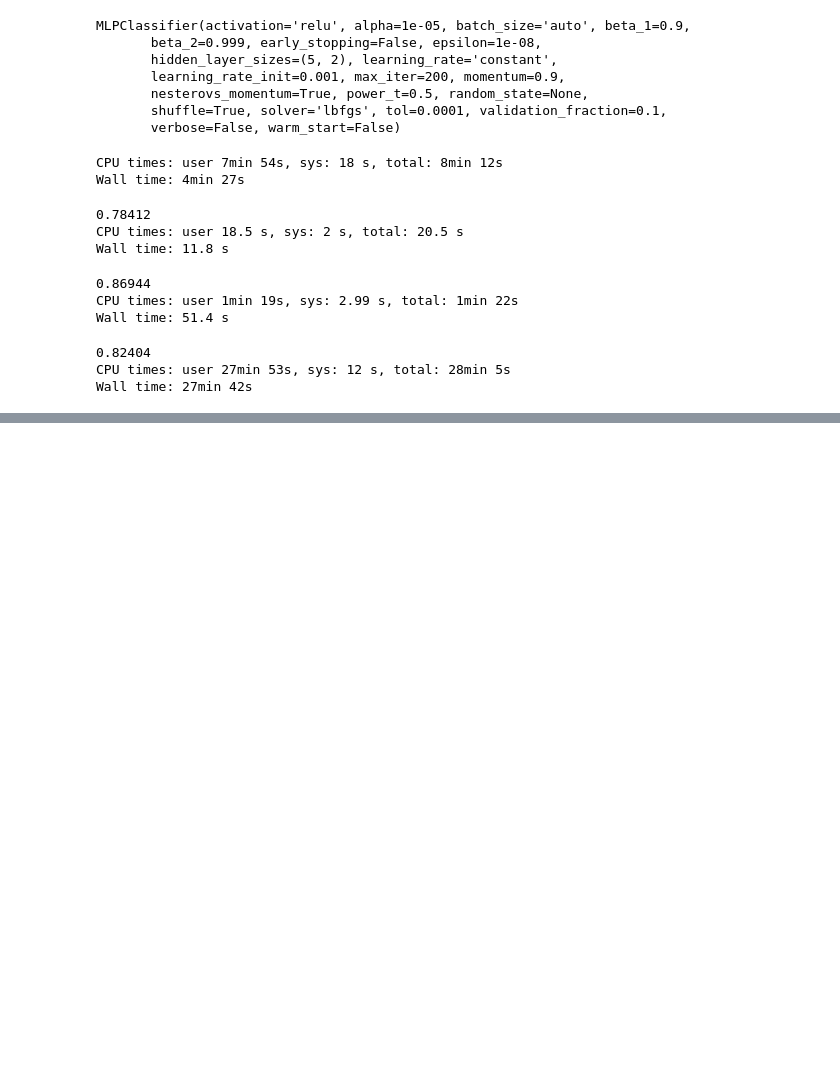
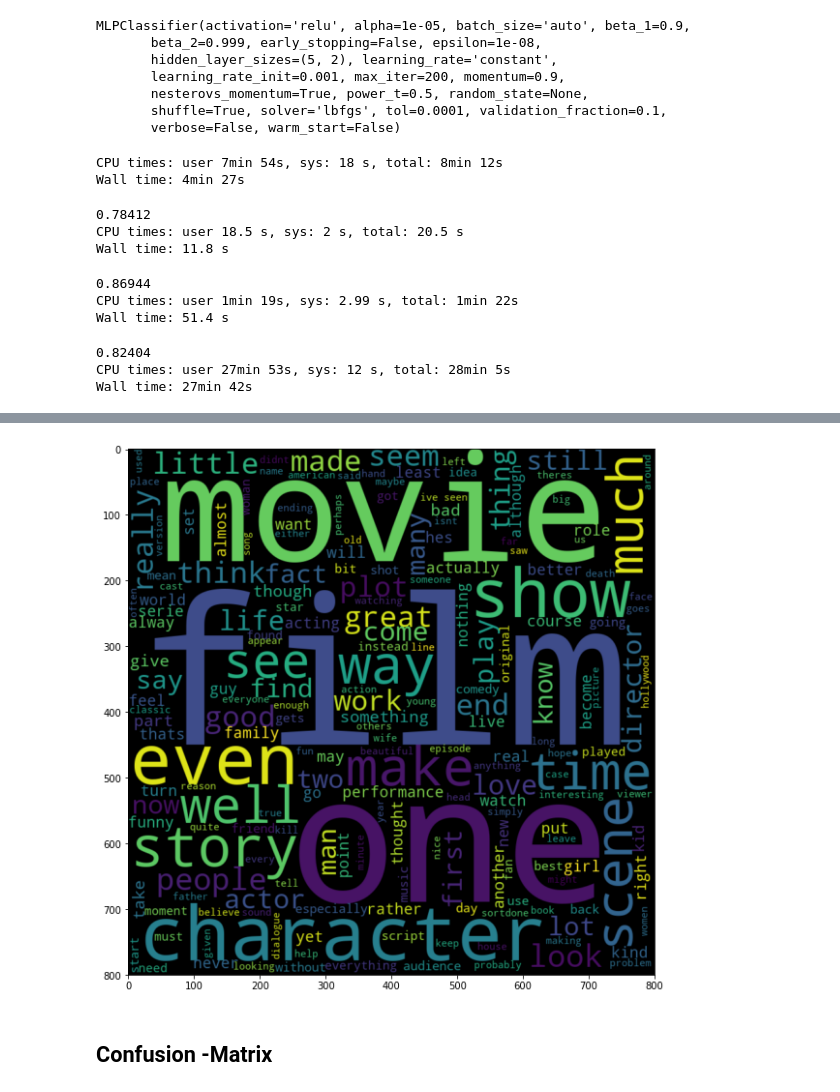
Before and after one commit to Ashi-s/Data-Science, a Jupyter notebook: movie_sentiment.ipynb, the cells around one changed output, grey strips where cells are left out. Cells and saved outputs as stored; diff of their text form; code cells hidden in the pictures; blank space fills up the shorter version.

```diff
--- a/movie_sentiment.ipynb
+++ b/movie_sentiment.ipynb
@@ -478,0 +503,10 @@ Wall time: 27min 42s
+# %%
+wordcloud_test = WordCloud(width=800, height=800, margin=0).generate(str(tokens_list_test))
+# Display the generated image:
+plt.figure(figsize = (10,10), facecolor = None)
+plt.imshow(wordcloud_test, interpolation='bilinear')
+plt.show()
+# %% [output]
+[figure, added]
+# %% [markdown]
+## Confusion -Matrix
```
Also changed, not shown: parts of 26 cells of this notebook.
